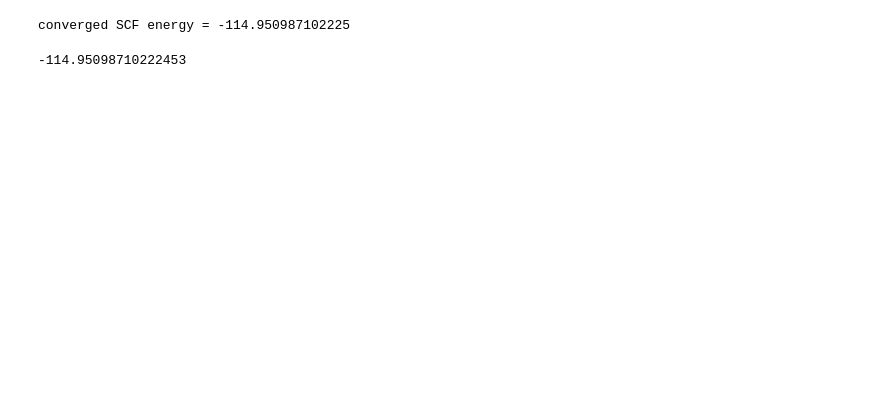
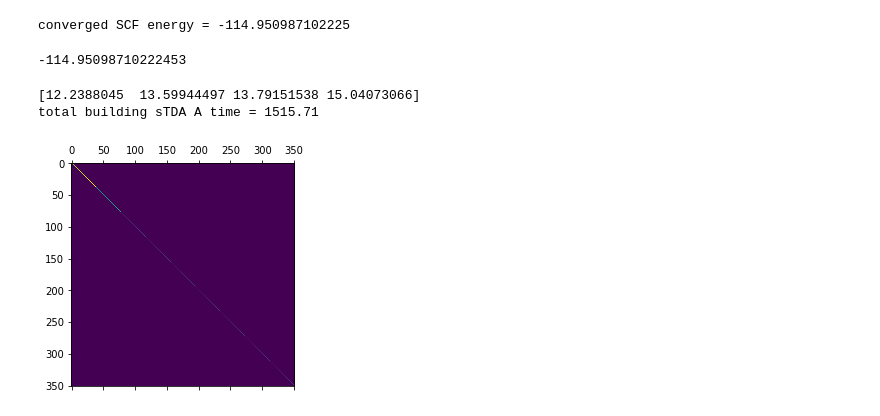
Before and after one commit to John-zzh/ris-precond-Davidson, a Jupyter notebook: test_sTDA.ipynb, the cells around one changed output. Saved outputs shown, nothing was run; the diff lists cells and outputs as text; code cells hidden in the pictures; blank space fills up the shorter version.

```diff
--- a/test_sTDA.ipynb
+++ b/test_sTDA.ipynb
@@ -255,3 +253,4 @@ def coefficient_matrix ():
     C = orthonormalize (C)
     return C
 # rthogonalized MO coefficients
+C = coefficient_matrix ()
@@ -257,0 +272,2 @@ def coefficient_matrix ():
+# %%
+total_begin = time.time()
@@ -257,0 +432,26 @@ def coefficient_matrix ():
+# %%
+n = occupied * virtual
+I = np.eye(n)
+
+
+sTDA_A = sTDA_fly (I)
+
+total_end = time.time()
+
+s,k = np.linalg.eigh(sTDA_A)
+print (s[:4]*27.21138624598853)
+# [12.2388045  13.59944497 13.79151538 15.04073066]
+print ('total building sTDA A time =', round(total_end - total_begin,2))
+plt.matshow(sTDA_A)
+plt.show()
+
+
+# D = np.eye(n,n)
+# for i in range(0,n):
+#     D[:,i] = sTDA_fly (D[:,i])
+# plt.matshow(D)
+# plt.show()
+# %% [output]
+[12.2388045  13.59944497 13.79151538 15.04073066]
+total building sTDA A time = 1515.71
+[figure, added]
```
Also changed, not shown: parts of 30 cells of this notebook.
